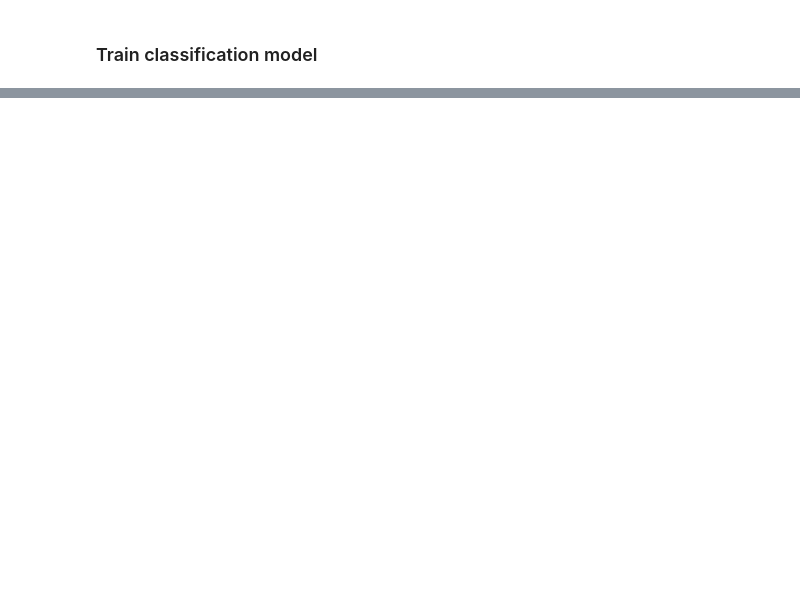
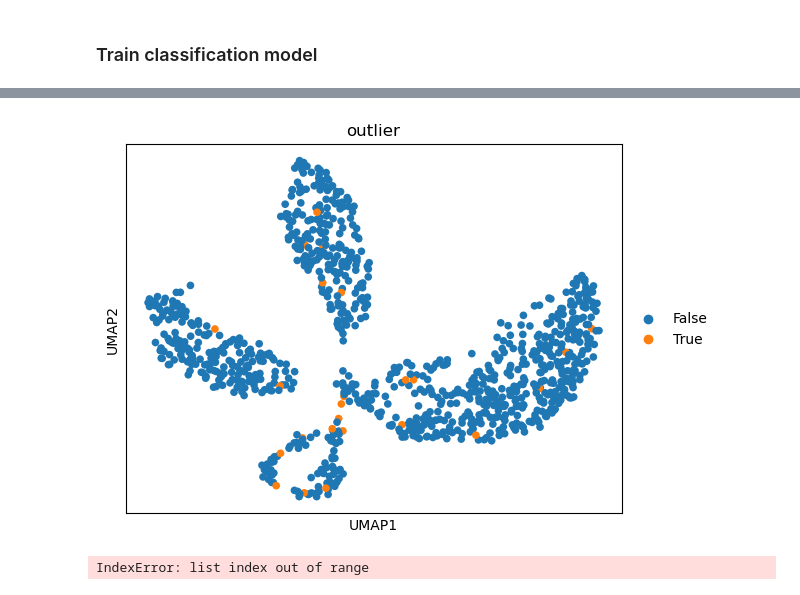
Before and after one commit to GoyalLab/ExPert, a Jupyter notebook: vae/notebooks/Train.ipynb, the cells around one changed output, grey strips where cells are left out. Cells and saved outputs as stored; diff of their text form; code cells hidden in the pictures; blank space fills up the shorter version.

```diff
--- a/vae/notebooks/Train.ipynb
+++ b/vae/notebooks/Train.ipynb
@@ -363,0 +341,17 @@ INFO: `Trainer.fit` stopped: `max_epochs=220` reached.
+# %%
+# Mark outliers
+# --> in this case its cluster 9
+tmp.obs['outlier'] = tmp.obs.leiden.astype(int)==9
+outlier_idx = tmp[tmp.obs['outlier']].obs.index
+# %%
+target_set = model_set[model_set.obs.cls_label==target].copy()
+target_set.obs['outlier'] = False
+target_set.obs.loc[outlier_idx,'outlier'] = True
+# %%
+# Plot raw data and mark the outlier cells
+sc.pp.pca(target_set)
+sc.pp.neighbors(target_set)
+sc.tl.umap(target_set)
+sc.pl.umap(target_set, color='outlier')
+# %% [output]
+[figure, added]
@@ -363,0 +367,27 @@ INFO: `Trainer.fit` stopped: `max_epochs=220` reached.
+# %%
+import seaborn as sns
+
+idx = 0
+targets = np.random.choice(np.arange(512), 10)
+T = 1
+for target in targets:
+    tmp_cache = cache.data[idx]
+    # Extract data
+    logits = tmp_cache['logits'][target]
+    soft_targets = tmp_cache['soft_targets'][target]
+    scaled_targets = tmp_cache['scaled_targets'][target]
+    # Softmax now includes multiple peaks instead of just one
+    plt.figure(dpi=120, figsize=(6,3))
+    tmp = F.softmax(scaled_targets / T, dim=-1)
+    sns.lineplot(tmp)
+    #plt.ylim([0,1])
+    plt.fill_between(x, tmp, alpha=0.3, color='#3e87be')
+    tmp_l = F.softmax(logits / T, dim=-1) * -1
+    sns.lineplot(tmp_l, color='orange')
+    plt.fill_between(x, tmp_l, alpha=0.3, color='orange')
+    plt.title(f'- Step: {(idx+1)*1000}')
+    plt.xlabel('Class index')
+    plt.ylabel('Scaled Class Probability')
+    plt.show()
+# %% [output]
+IndexError: list index out of range
```
Also changed, not shown: parts of 32 cells of this notebook, 19 other files.
